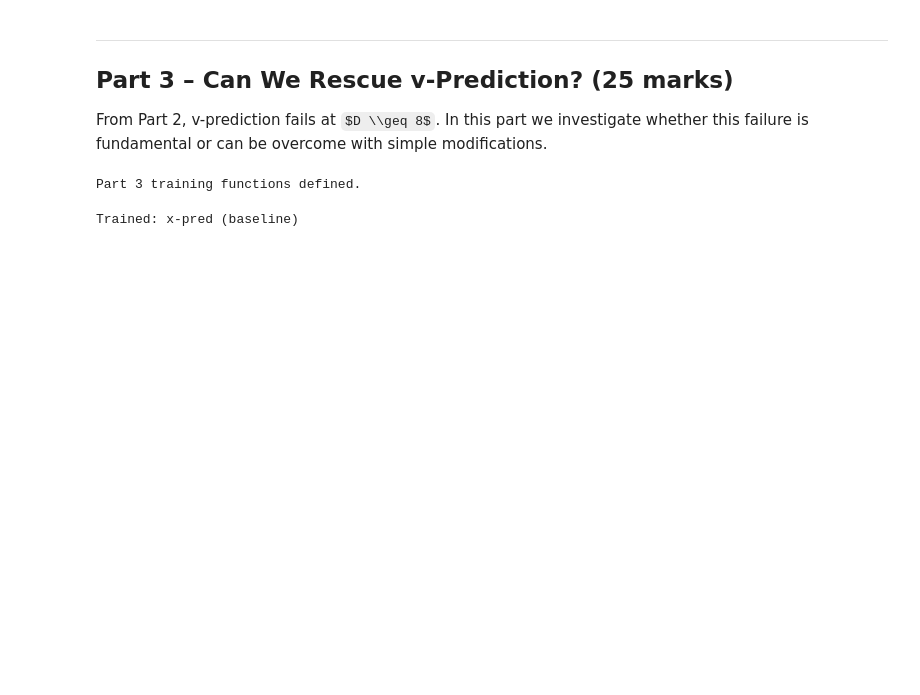
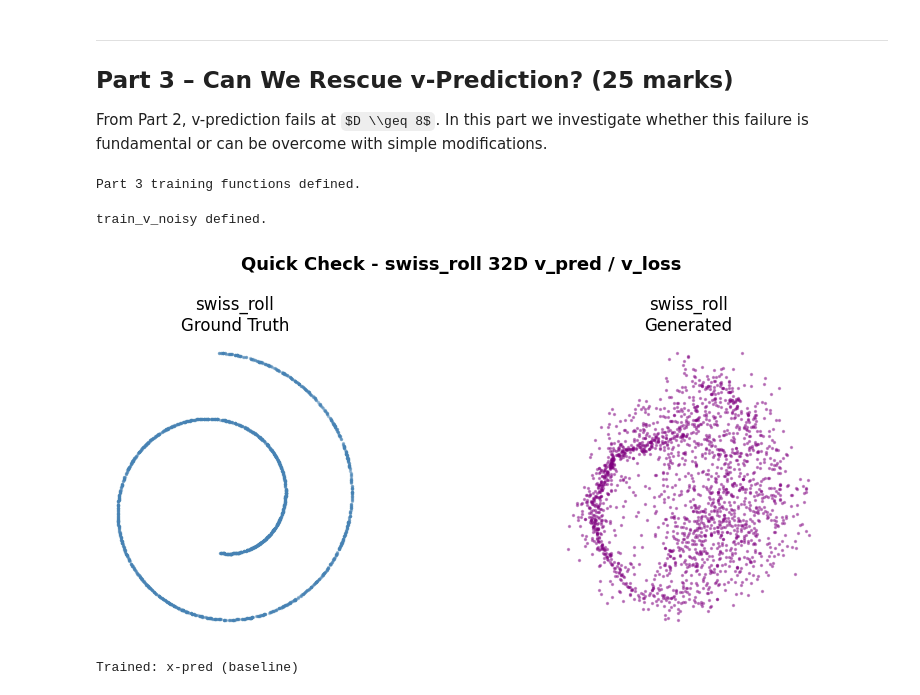
Before and after one commit to hadissuryaalamin/COMP4680-8650-Flowmatching, a Jupyter notebook: assignment.ipynb, the cells around one changed output. Cells and saved outputs as stored; diff of their text form; code cells hidden in the pictures; some formulas as TeX source; blank space fills up the shorter version.

Commit message:
q2 part3

```diff
--- a/assignment.ipynb
+++ b/assignment.ipynb
@@ -449,3 +489,83 @@ Part 3 training functions defined.
+# %%
+def train_v_noisy(
+    dataset_name, dim=32, n_steps=25000, batch_size=1024,
+    lr=1e-3, eps_clip=1.5e-3, hidden=256, tau=0.05, device=DEVICE
+):
+    """
+    v-prediction with noise-augmented inputs (RAE Section 4.3 analog).
+    Adds sigma ~ |N(0, tau^2)| noise to z_t each batch during training.
+    """
+    loader = get_dataloader(name=dataset_name, dim=dim, batch_size=batch_size)
+    data_iter = iter(loader)
+    model = FlowMLP(data_dim=dim, hidden=hidden).to(device)
+    optimizer = torch.optim.Adam(model.parameters(), lr=lr)
+    losses = []
+    model.train()
+    for step in tqdm(range(n_steps), desc=f'{dataset_name} D={dim} v-noisy tau={tau}', leave=False):
+        try:
+            x = next(data_iter).to(device).float()
+        except StopIteration:
+            data_iter = iter(loader)
+            x = next(data_iter).to(device).float()
+        B = x.shape[0]
+        noise = torch.randn_like(x)
+        t     = torch.rand(B, device=device).clamp(eps_clip, 1 - eps_clip)
+        z_t   = lin_interpolation(x, noise, t)
+        v_gt  = gt_velocity(x, noise)
+        # Noise augmentation: sigma ~ |N(0, tau^2)| per batch (RAE Sec 4.3)
+        sigma = torch.abs(torch.randn(1, device=device)) * tau
+        z_t_aug = z_t + sigma * torch.randn_like(z_t)
+        pred = model(z_t_aug, t)
+        loss = nn.functional.mse_loss(pred, v_gt)
+        optimizer.zero_grad()
+        loss.backward()
+        optimizer.step()
+        if step % 1000 == 0:
+            losses.append(loss.item())
+    return model, losses
+
+
+print('train_v_noisy defined.')
+# %% [output]
+train_v_noisy defined.
+# %%
+# Quick Sanity Check Part 3:
+
+_dataset = 'swiss_roll' # Options: 'swiss_roll', 'gaussians', 'circles'
+_dim = 32 # Options: 2, 8, 32
+
+_n_steps = 25000
+_batch_size = 1024
+_lr = 1e-3
+_eps_clip = 1.5e-3
+_hidden = 256
+_tau = 0.1
+
+# Train
+model, losses = train_v_noisy(_dataset, dim=_dim, n_steps=_n_steps, batch_size=_batch_size,
+    lr=_lr, eps_clip=_eps_clip, hidden=_hidden, tau=_tau)
+
+# Visualize
+fig, axes = plt.subplots(1, 2, figsize=(10, 4))
+fig.suptitle(f'Quick Check - {_dataset} {_dim}D {_pred_type}_pred / {_loss_type}_loss', fontsize=13, fontweight='bold')
+
+ds = ToyDiffusionDataset(name=_dataset, dim=_dim)
+gt = ds.to_2d(ds.data.numpy())
+samples = euler_sample(model, n_samples=2000, dim=_dim, pred_type=_pred_type)
+samples_2d = ds.to_2d(samples)
+
+axes[0].scatter(gt[:2000, 0], gt[:2000, 1], s=2, alpha=0.4, color=COLORS[_dataset])
+axes[0].set_title(f'{_dataset}\nGround Truth')
+axes[0].set_aspect('equal'); axes[0].axis('off')
+
+axes[1].scatter(samples_2d[:, 0], samples_2d[:, 1], s=2, alpha=0.4, color='purple')
+axes[1].set_title(f'{_dataset}\nGenerated')
+axes[1].set_aspect('equal'); axes[1].axis('off')
+
+plt.tight_layout()
+plt.show()
+# %% [output]
+[figure, added]
 # %%
 p3_configs = {
     'x-pred (baseline)':    dict(pred_type='x', loss_type='x', hidden=256, n_steps=25000),
```
Also changed, not shown: parts of 2 cells of this notebook.
